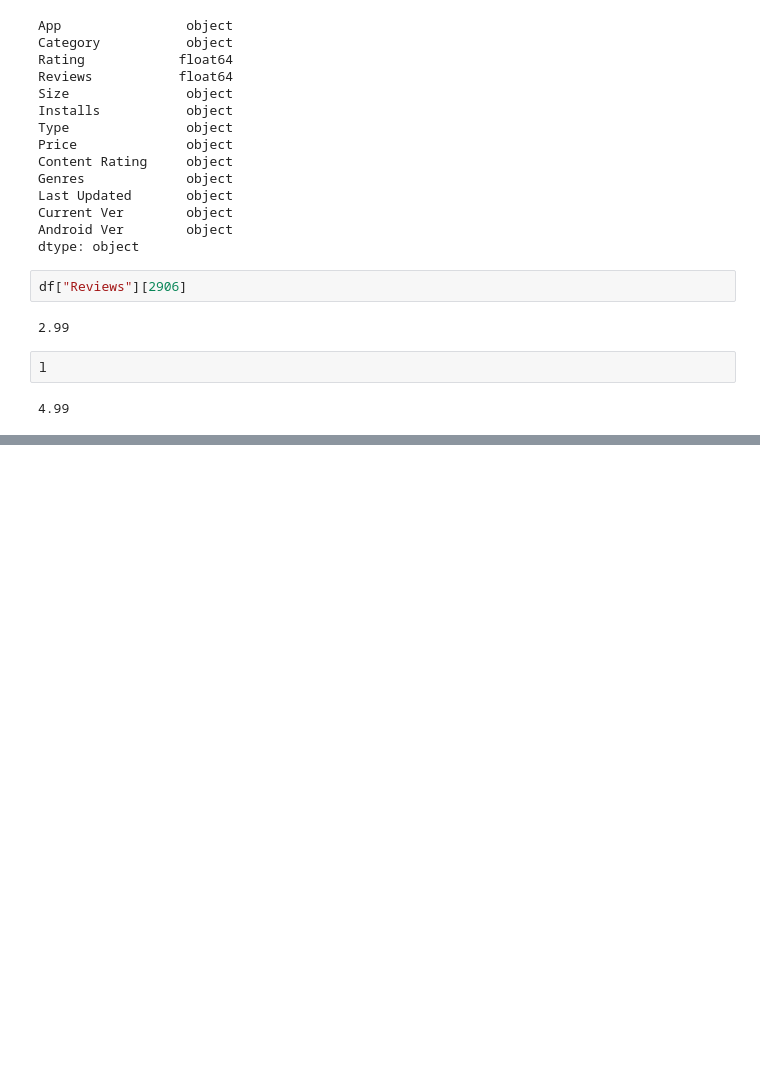
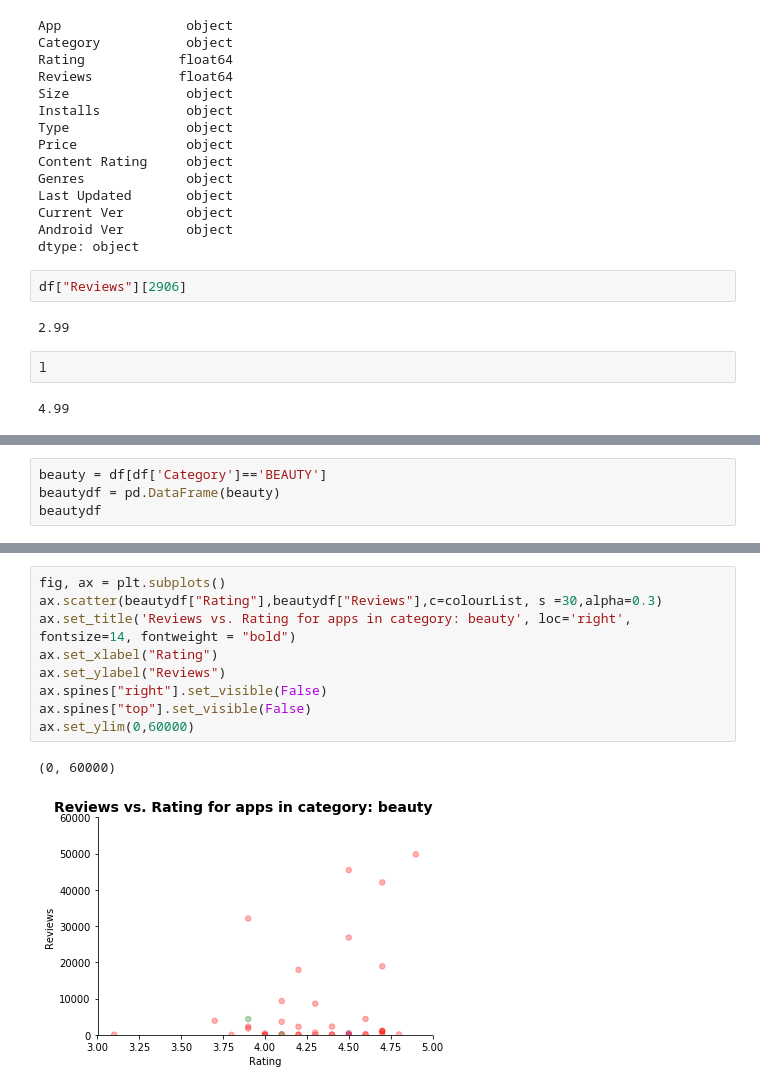
Before and after one commit to hyseo22/googleplaystore_data_analysis, a Jupyter notebook: googlePlayStore.ipynb, the cells around one changed output, grey strips where cells are left out. Drawn from its saved outputs; the diff is of its cells as text; blank space fills up the shorter version.

```diff
--- a/googlePlayStore.ipynb
+++ b/googlePlayStore.ipynb
@@ -136,0 +245,4 @@ df.drop(columns=["Android Ver"])
+# %%
+beauty = df[df['Category']=='BEAUTY']
+beautydf = pd.DataFrame(beauty)
+beautydf
@@ -136,0 +332,12 @@ df.drop(columns=["Android Ver"])
+# %%
+fig, ax = plt.subplots()
+ax.scatter(beautydf["Rating"],beautydf["Reviews"],c=colourList, s =30,alpha=0.3)
+ax.set_title('Reviews vs. Rating for apps in category: beauty', loc='right', fontsize=14, fontweight = "bold")
+ax.set_xlabel("Rating")
+ax.set_ylabel("Reviews")
+ax.spines["right"].set_visible(False)
+ax.spines["top"].set_visible(False)
+ax.set_ylim(0,60000)
+# %% [output]
+(0, 60000)
+[figure, added]
```
Also changed, not shown: parts of 20 cells of this notebook.
